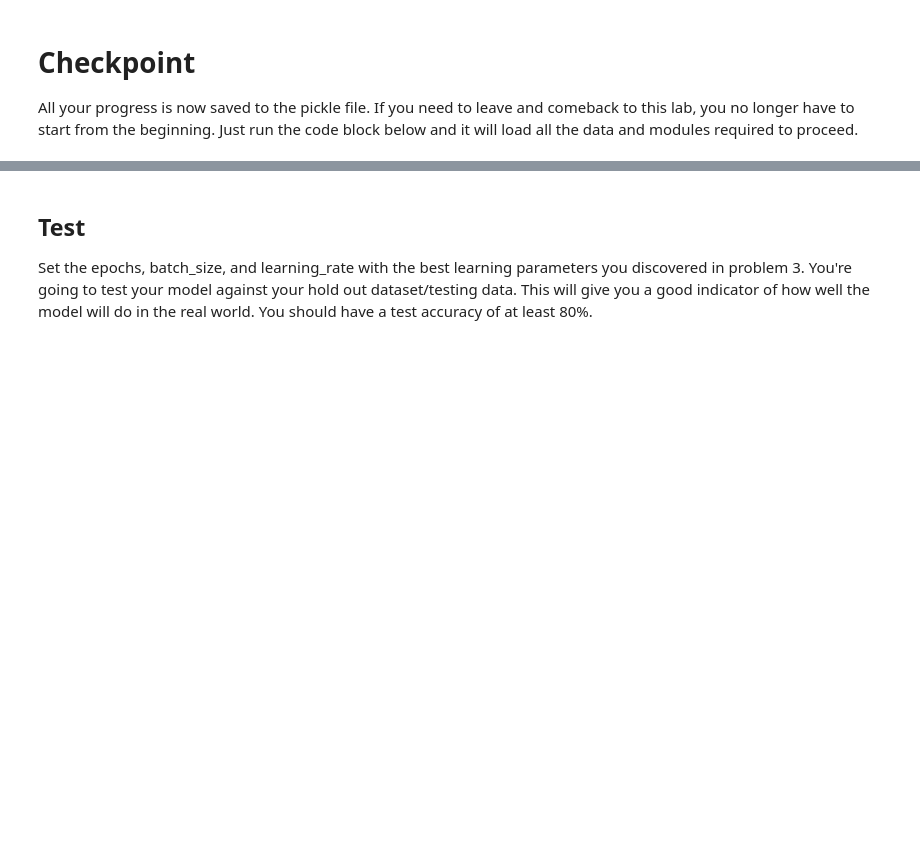
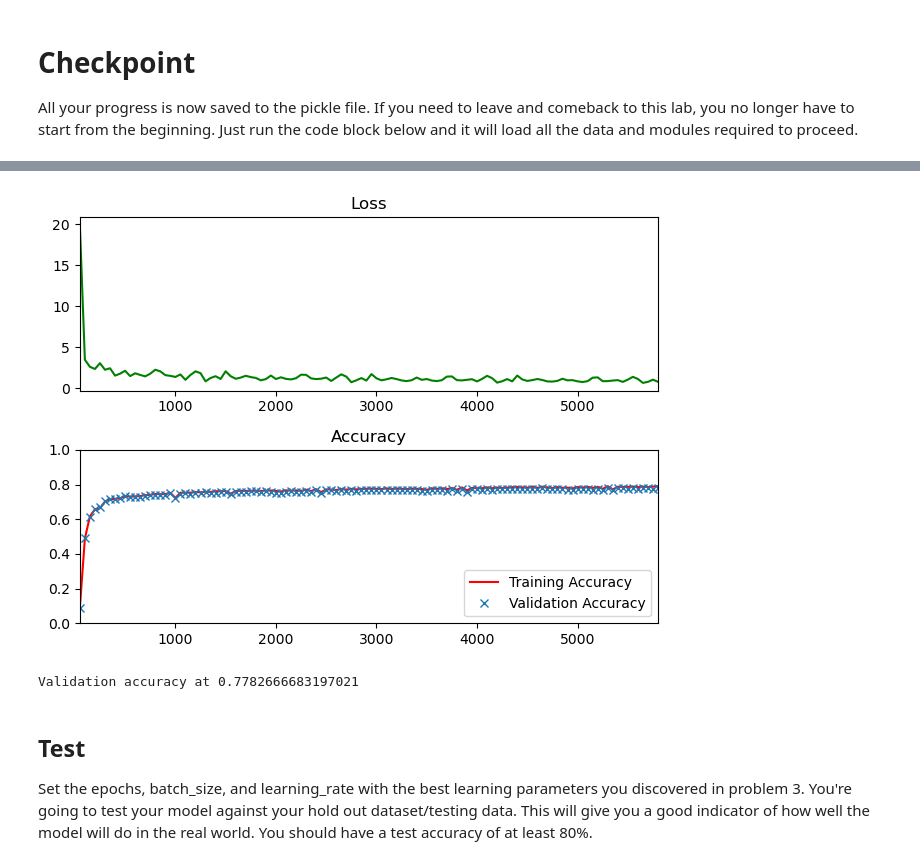
Before and after one commit to YoAB25/Self-Driving-Cars, a Jupyter notebook: MOD1-Computer_Vision_Deep_Learning/Labs/T1_M3_Deep_Learning/CarND-TensorFlow-Lab/lab.ipynb, the cells around one changed output, grey strips where cells are left out. Cells and saved outputs as stored; diff of their text form; code cells hidden in the pictures; blank space fills up the shorter version.

```diff
--- a/MOD1-Computer_Vision_Deep_Learning/Labs/T1_M3_Deep_Learning/CarND-TensorFlow-Lab/lab.ipynb
+++ b/MOD1-Computer_Vision_Deep_Learning/Labs/T1_M3_Deep_Learning/CarND-TensorFlow-Lab/lab.ipynb
@@ -122,6 +133,13 @@ def normalize_grayscale(image_data):
     :return: Normalized image data
     """
     # TODO: Implement Min-Max scaling for grayscale image data
+    a = 0.1
+    b = 0.9
+    Xmin = 0
+    Xmax = 255
+    gray_scale_normalized = a + [(b-a)/(Xmax-Xmin)]*(image_data-Xmin)
+    return gray_scale_normalized
+
 
 
 ### DON'T MODIFY ANYTHING BELOW ###
@@ -358,15 +404,15 @@ The code will print out a Loss and Accuracy graph, so you can see how well the n
 *If you're having trouble solving problem 3, you can view the solution [here](https://github.com/udacity/CarND-TensorFlow-Lab/blob/master/solutions.ipynb).*
 # %%
 # TODO: Find the best parameters for each configuration
-# epochs =
-# batch_size =
-# learning_rate =
+epochs = 4
+batch_size = 100
+learning_rate = 0.2
 
 
 
 ### DON'T MODIFY ANYTHING BELOW ###
 # Gradient Descent
-optimizer = tf.train.GradientDescentOptimizer(learning_rate).minimize(loss)
+optimizer = tf.compat.v1.train.GradientDescentOptimizer(learning_rate).minimize(loss)
 
 # The accuracy measured against the validation set
 validation_accuracy = 0.0
@@ -378,7 +424,7 @@ loss_batch = []
 train_acc_batch = []
 valid_acc_batch = []
 
-with tf.Session() as session:
+with tf.compat.v1.Session() as session:
     session.run(init)
     batch_count = int(math.ceil(len(train_features)/batch_size))
 
@@ -430,3 +476,4 @@ plt.tight_layout()
 plt.show()
 
 print('Validation accuracy at {}'.format(validation_accuracy))
+# %% [output]
@@ -433,3 +481,5 @@ print('Validation accuracy at {}'.format(validation_accuracy))
+[figure, added]
+Validation accuracy at 0.7782666683197021
 # %% [markdown]
 ## Test
 
```
Also changed, not shown: parts of 11 cells of this notebook, 13 other files.
